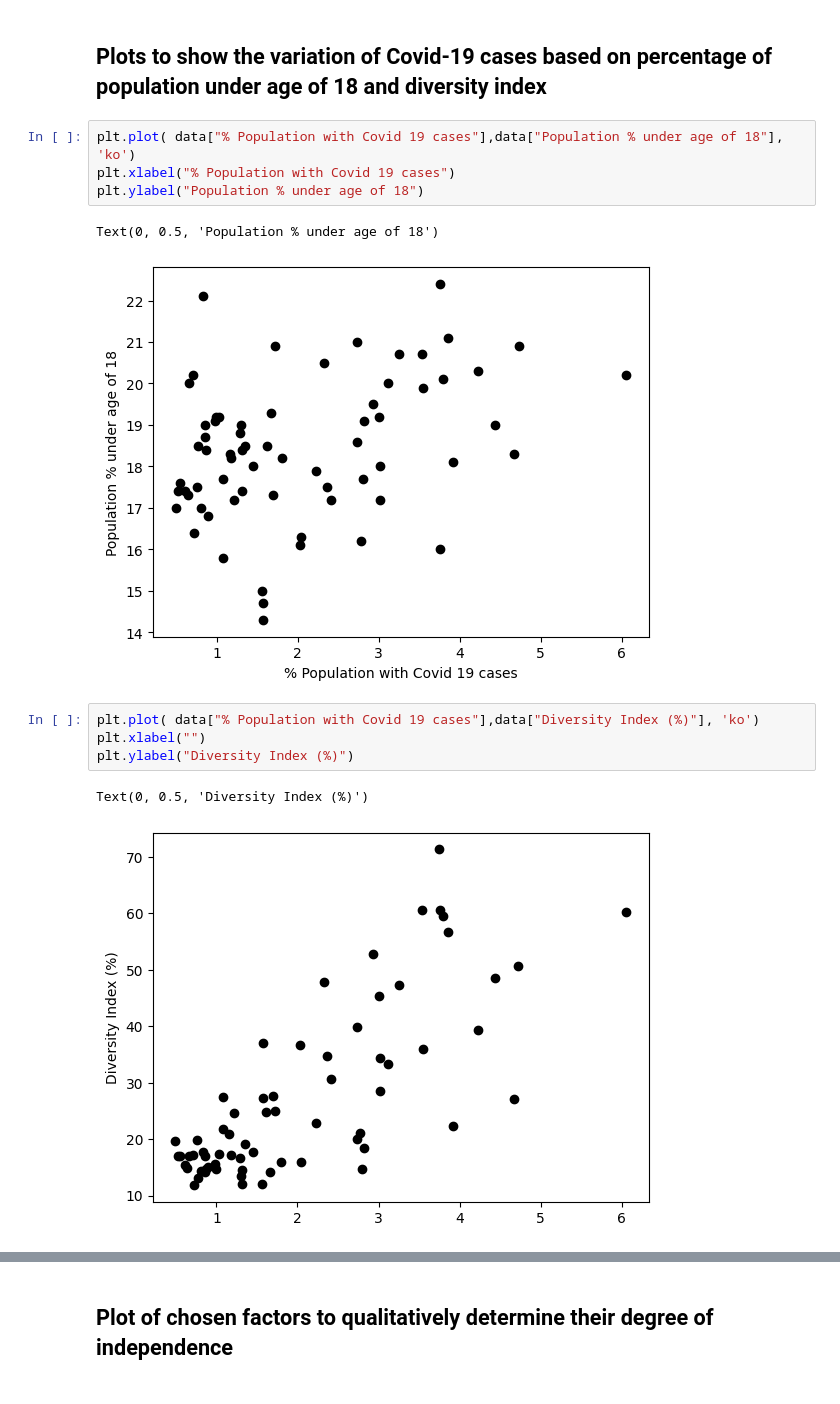
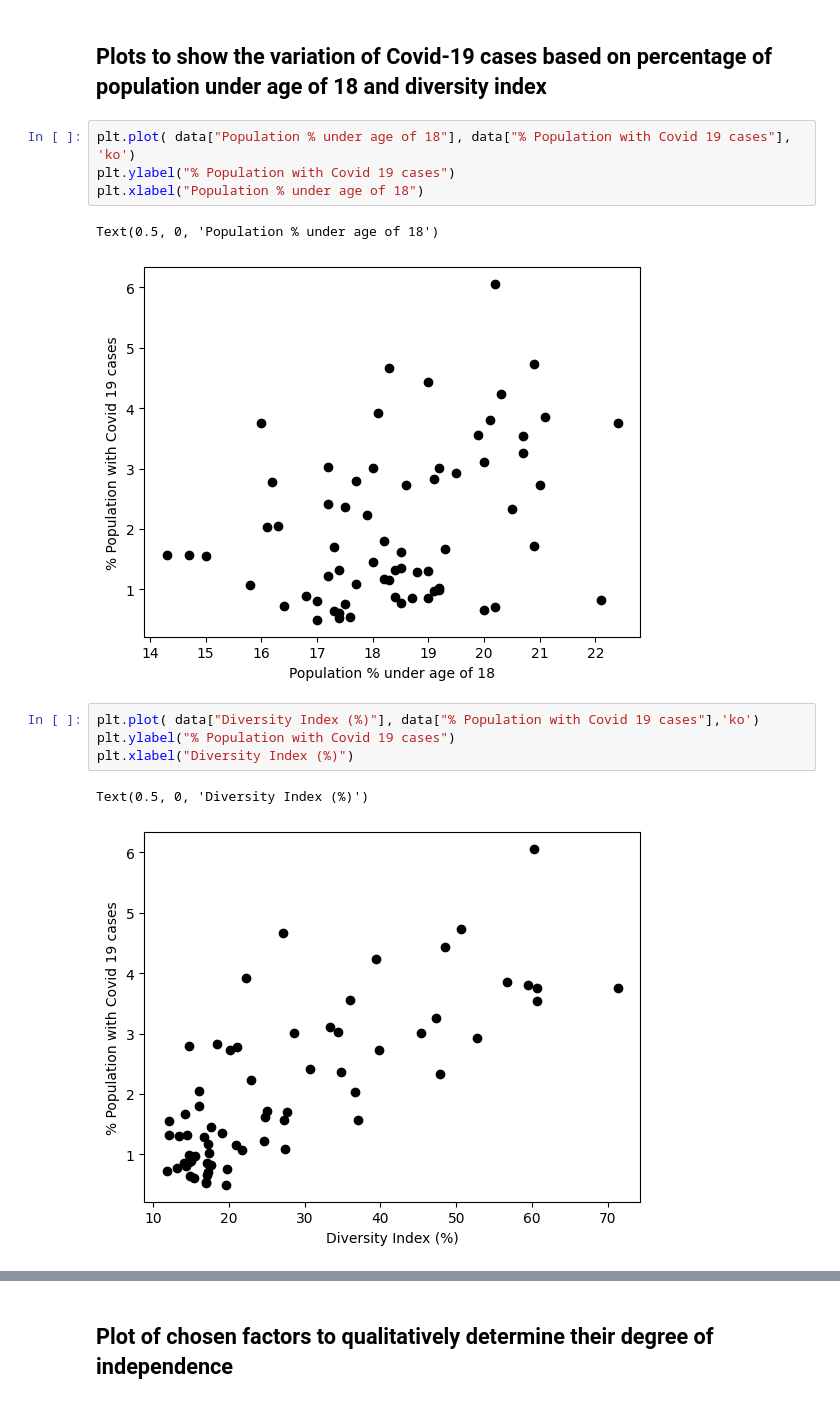
Before and after one commit to sht150/CHE-Math-Project-updated, a Jupyter notebook: Project 1.ipynb, the cells around one changed output, grey strips where cells are left out. Drawn from its saved outputs; the diff is of its cells as text.

```diff
--- a/Project 1.ipynb
+++ b/Project 1.ipynb
@@ -49,17 +50,17 @@ Text(0, 0.5, 'Diversity Index (%)')
 # %% [markdown]
 ## Plots to show the variation of Covid-19 cases based on percentage of population under age of 18 and diversity index
 # %%
-plt.plot( data["% Population with Covid 19 cases"],data["Population % under age of 18"], 'ko')
-plt.xlabel("% Population with Covid 19 cases")
-plt.ylabel("Population % under age of 18")
+plt.plot( data["Population % under age of 18"], data["% Population with Covid 19 cases"], 'ko')
+plt.ylabel("% Population with Covid 19 cases")
+plt.xlabel("Population % under age of 18")
 # %% [output]
-Text(0, 0.5, 'Population % under age of 18')
+Text(0.5, 0, 'Population % under age of 18')
-[figure, old version]
+[figure, new version]
 # %%
-plt.plot( data["% Population with Covid 19 cases"],data["Diversity Index (%)"], 'ko')
-plt.xlabel("")
-plt.ylabel("Diversity Index (%)")
+plt.plot( data["Diversity Index (%)"], data["% Population with Covid 19 cases"],'ko')
+plt.ylabel("% Population with Covid 19 cases")
+plt.xlabel("Diversity Index (%)")
 # %% [output]
-Text(0, 0.5, 'Diversity Index (%)')
+Text(0.5, 0, 'Diversity Index (%)')
-[figure, old version]
+[figure, new version]
 # %%
```
Also changed, not shown: parts of 7 cells of this notebook, 1 other file.
